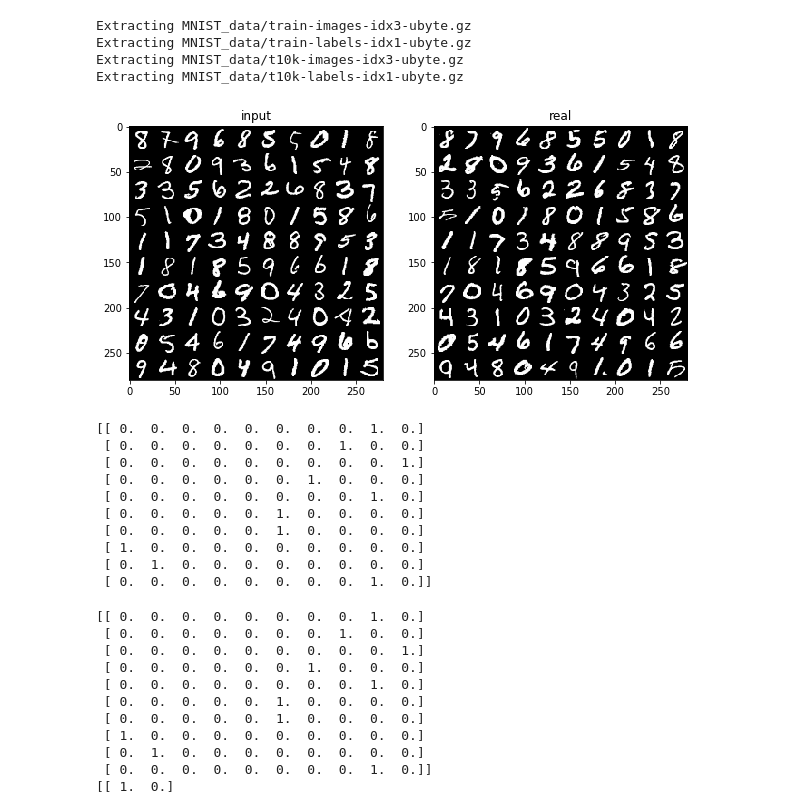
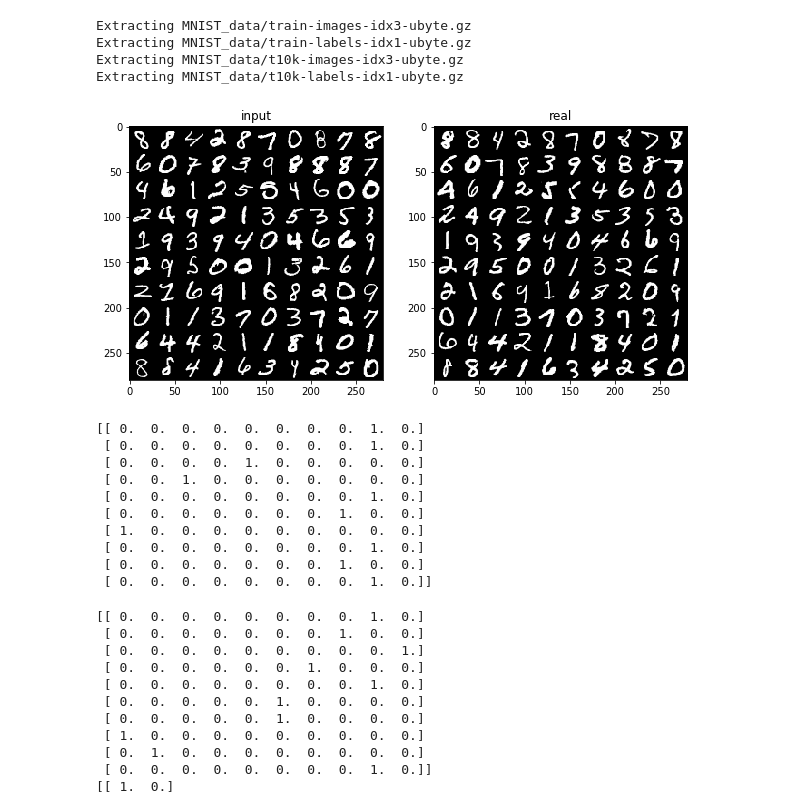
Before and after one commit to williamwhe/privateGAN, a Jupyter notebook: Testing Dataset class.ipynb, the cells around one changed output. Drawn from its saved outputs; the diff is of its cells as text; code cells hidden in the pictures.

```diff
--- a/Testing Dataset class.ipynb
+++ b/Testing Dataset class.ipynb
@@ -66,31 +66,31 @@ def merge(images, size):
 # plt.show()
 # %%
 import matplotlib.pyplot as plt
-# loader = Dataset2(train_data, train_label, source_label)
+loader = Dataset2(train_data, train_label)
 data, label, target = loader.next_batch(batch_size)
 source_imgs = merge(data[:100], [10, 10])
 target_imgs = merge(target[:100], [10, 10])
 
 _, axx = plt.subplots(1, 2, figsize=(10, 20))
 
 for ax, imgs, title in zip(axx,
                            [source_imgs, target_imgs],
                            ['input', 'real']):
     ax.imshow(imgs, cmap=plt.cm.Greys_r)
     ax.set_title(title)
 plt.show()
 print label[:10,:]
 # %% [output]
-[figure, old version]
+[figure, new version]
 [[ 0.  0.  0.  0.  0.  0.  0.  0.  1.  0.]
+ [ 0.  0.  0.  0.  0.  0.  0.  0.  1.  0.]
+ [ 0.  0.  0.  0.  1.  0.  0.  0.  0.  0.]
+ [ 0.  0.  1.  0.  0.  0.  0.  0.  0.  0.]
+ [ 0.  0.  0.  0.  0.  0.  0.  0.  1.  0.]
  [ 0.  0.  0.  0.  0.  0.  0.  1.  0.  0.]
- [ 0.  0.  0.  0.  0.  0.  0.  0.  0.  1.]
- [ 0.  0.  0.  0.  0.  0.  1.  0.  0.  0.]
+ [ 1.  0.  0.  0.  0.  0.  0.  0.  0.  0.]
  [ 0.  0.  0.  0.  0.  0.  0.  0.  1.  0.]
- [ 0.  0.  0.  0.  0.  1.  0.  0.  0.  0.]
- [ 0.  0.  0.  0.  0.  1.  0.  0.  0.  0.]
- [ 1.  0.  0.  0.  0.  0.  0.  0.  0.  0.]
- [ 0.  1.  0.  0.  0.  0.  0.  0.  0.  0.]
+ [ 0.  0.  0.  0.  0.  0.  0.  1.  0.  0.]
  [ 0.  0.  0.  0.  0.  0.  0.  0.  1.  0.]]
 # %%
 def odd_even_labels(labels, one_hot=True):
```
Also changed, not shown: parts of 1 cell of this notebook, 6 other files.
